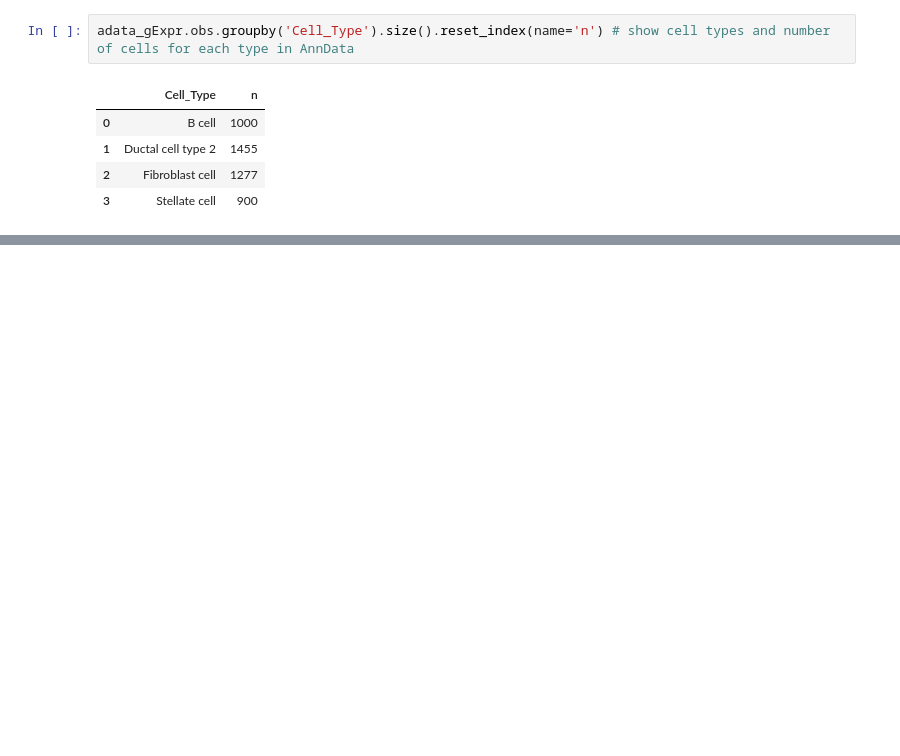
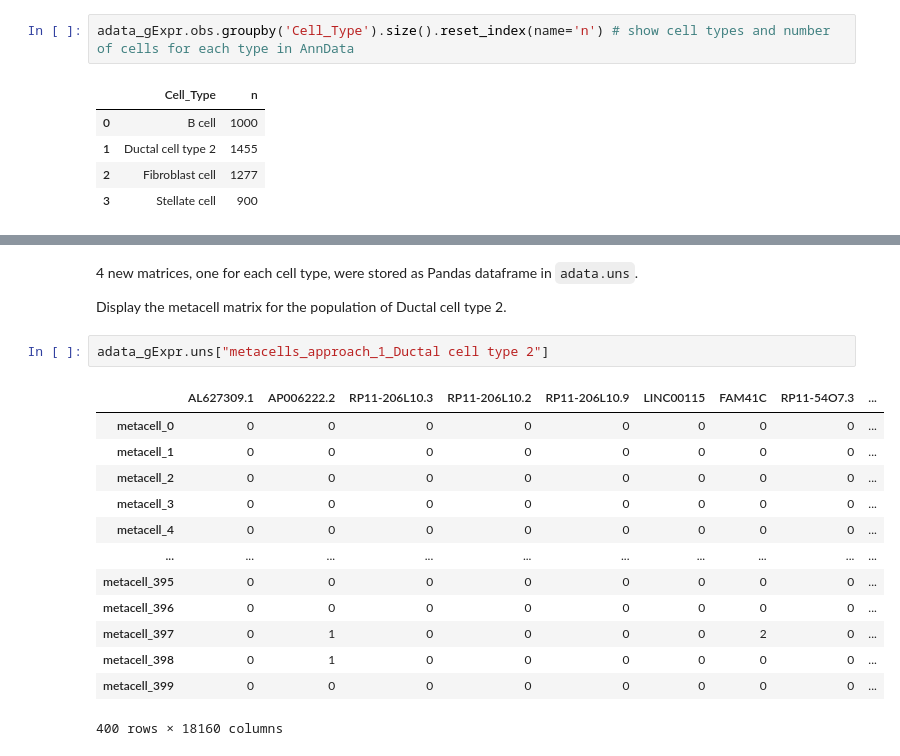
Before and after one commit to alevax/pyviper, a Jupyter notebook: docs/Tutorial-3.ipynb, the cells around one changed output, grey strips where cells are left out. Cells and saved outputs as stored; diff of their text form; blank space fills up the shorter version.

```diff
--- a/docs/Tutorial-3.ipynb
+++ b/docs/Tutorial-3.ipynb
@@ -207,0 +143,20 @@ Now, the metacell datasets can be used to build ARACNe3 networks which can then
+# %% [markdown]
+4 new matrices, one for each cell type, were stored as Pandas dataframe in `adata.uns`.
+
+Display the metacell matrix for the population of Ductal cell type 2.
+# %%
+adata_gExpr.uns["metacells_approach_1_Ductal cell type 2"]
+# %% [output]
+|  | AL627309.1 | AP006222.2 | RP11-206L10.3 | RP11-206L10.2 | RP11-206L10.9 | LINC00115 | FAM41C | RP11-54O7.3 | ... |
+| metacell_0 | 0 | 0 | 0 | 0 | 0 | 0 | 0 | 0 | ... |
+| metacell_1 | 0 | 0 | 0 | 0 | 0 | 0 | 0 | 0 | ... |
+| metacell_2 | 0 | 0 | 0 | 0 | 0 | 0 | 0 | 0 | ... |
+| metacell_3 | 0 | 0 | 0 | 0 | 0 | 0 | 0 | 0 | ... |
+| metacell_4 | 0 | 0 | 0 | 0 | 0 | 0 | 0 | 0 | ... |
+| ... | ... | ... | ... | ... | ... | ... | ... | ... | ... |
+| metacell_395 | 0 | 0 | 0 | 0 | 0 | 0 | 0 | 0 | ... |
+| metacell_396 | 0 | 0 | 0 | 0 | 0 | 0 | 0 | 0 | ... |
+| metacell_397 | 0 | 1 | 0 | 0 | 0 | 0 | 2 | 0 | ... |
+| metacell_398 | 0 | 1 | 0 | 0 | 0 | 0 | 0 | 0 | ... |
+| metacell_399 | 0 | 0 | 0 | 0 | 0 | 0 | 0 | 0 | ... |
+400 rows × 18160 columns
```
Also changed, not shown: parts of 77 cells of this notebook, 1 other file.
